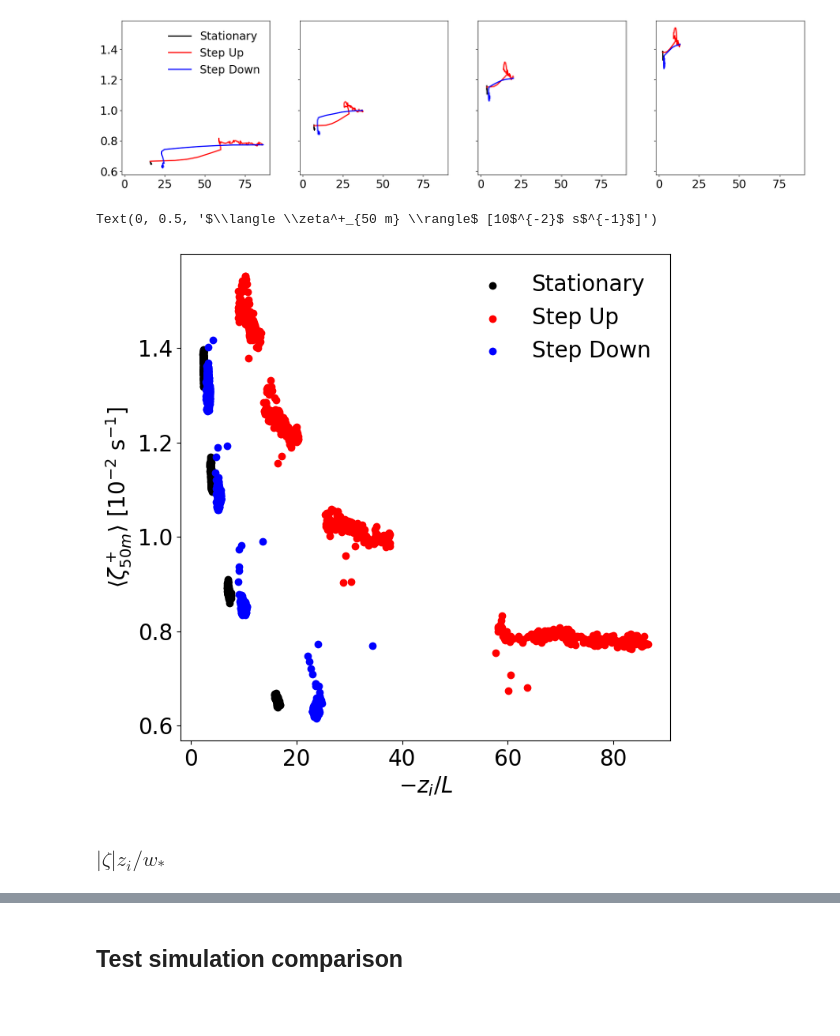
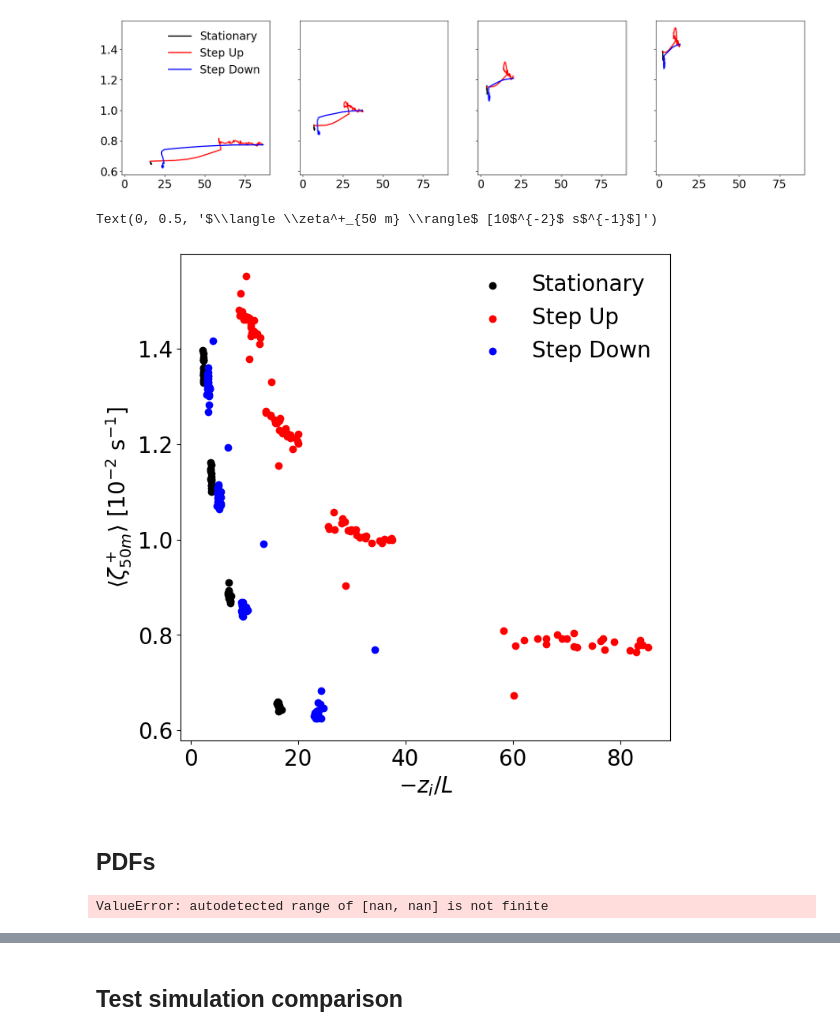
Before and after one commit to Salesky-ABL/ABL_Transition, a Jupyter notebook: plotting/plot_vorticity.ipynb, the cells around one changed output, grey strips where cells are left out. Saved outputs shown, nothing was run; the diff lists cells and outputs as text; code cells hidden in the pictures; blank space fills up the shorter version.

Commit message:
Plotting updates

```diff
--- a/plotting/plot_vorticity.ipynb
+++ b/plotting/plot_vorticity.ipynb
@@ -620,20 +620,41 @@ ax[0].legend(frameon=False)
 # %%
 fig, ax = plt.subplots(figsize=(8,8))
 
+spacing = 9
+
 for i in range(4):
-    ax.scatter(s_all[i].zi_L[:144], v_all[i].zeta3_pos_mean[:144,4] * 10 ** 2,
+    ax.scatter(s_all[i].zi_L[:144:spacing], v_all[i].zeta3_pos_mean[:144:spacing,4] * 10 ** 2,
                c=colors2[0])
-    ax.scatter(s_all[i].zi_L[145:360], v_all[i].zeta3_pos_mean[145:360,4] * 10 ** 2,
+    ax.scatter(s_all[i].zi_L[145:360:spacing], v_all[i].zeta3_pos_mean[145:360:spacing,4] * 10 ** 2,
                c=colors2[1])
-    ax.scatter(s_all[i].zi_L[361:], v_all[i].zeta3_pos_mean[361:,4] * 10 ** 2,
+    ax.scatter(s_all[i].zi_L[361:577:spacing], v_all[i].zeta3_pos_mean[361:577:spacing,4] * 10 ** 2,
                c=colors2[2])
 
 ax.legend(["Stationary", "Step Up", "Step Down"], frameon=False)
 
 ax.set_xlabel("$-z_i / L$")
 ax.set_ylabel("$\\langle \zeta^+_{50 m} \\rangle$ [10$^{-2}$ s$^{-1}$]")
 # %% [output]
 Text(0, 0.5, '$\\langle \\zeta^+_{50 m} \\rangle$ [10$^{-2}$ s$^{-1}$]')
-[figure, old version]
+[figure, new version]
-# %% [markdown]
-### $|\zeta| z_i / w_*$
+# %% [markdown]
+## PDFs
+# %%
+import matplotlib.pyplot as plt
+import numpy as np
+
+# Assuming v_all is your data array
+data = v_all[0].zeta3_pos[100,:,:,4].values
+
+# Create histogram
+hist, bins = np.histogram(data, bins=100)
+
+# Plot histogram
+plt.hist(data, bins=bins, density=False)
+
+# Add labels and title
+plt.xlabel('Value')
+plt.ylabel('Frequency')
+plt.title('Histogram of v_all[0].zeta3_pos_mean[:,4]')
+# %% [output]
+ValueError: autodetected range of [nan, nan] is not finite
```
Also changed, not shown: parts of 1 cell of this notebook.
